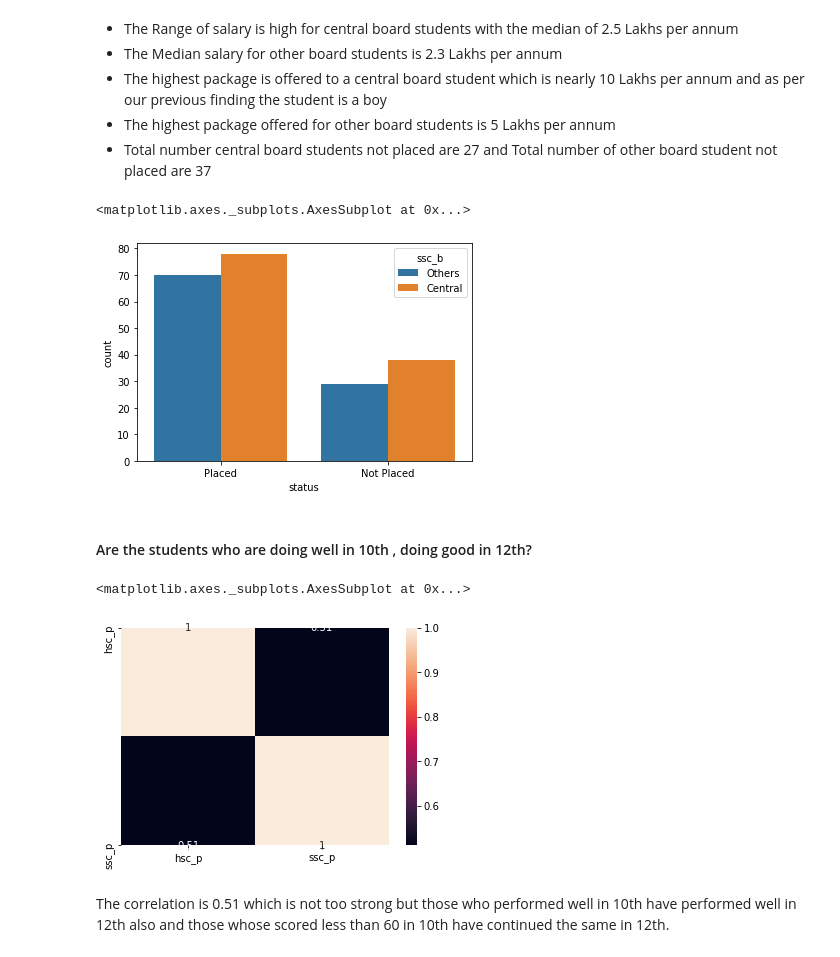
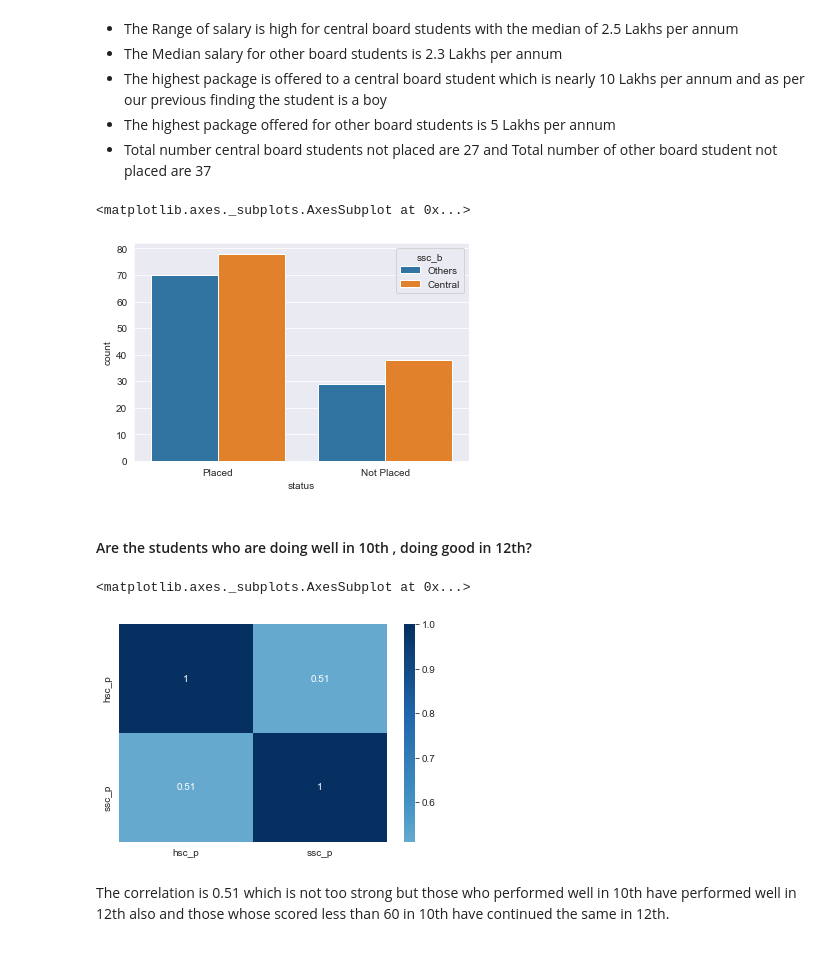
Before and after one commit to Twinklerastogi/Data-Analysis, a Jupyter notebook: Campus Recruitment/Data Analysis.ipynb, the cells around one changed output. Cells and saved outputs as stored; diff of their text form; code cells hidden in the pictures.

```diff
--- a/Campus Recruitment/Data Analysis.ipynb
+++ b/Campus Recruitment/Data Analysis.ipynb
@@ -7,7 +7,7 @@ import pandas as pd
 import numpy as np
 import seaborn as sns
 import matplotlib.pyplot as plt
-%matplotlib inline
+sns.set_style('darkgrid')
 from scipy.stats import pearsonr
 # %% [markdown]
 ### Data Gathering
@@ -130,16 +127,16 @@ plot(data, 'salary', 'ssc_b')
 sns.countplot(data['status'], hue=data['ssc_b'])
 # %% [output]
 <matplotlib.axes._subplots.AxesSubplot at 0x...>
-[figure, old version]
+[figure, new version]
 # %% [markdown]
 #### Are the students who are doing well in 10th , doing good in 12th?
 # %%
 df = data[['hsc_p', 'ssc_p']]
 corr = df.corr()
-sns.heatmap(corr, annot=True)
+sns.heatmap(corr, annot=True, center=0, cmap='RdBu')
 # %% [output]
 <matplotlib.axes._subplots.AxesSubplot at 0x...>
-[figure, old version]
+[figure, new version]
 # %% [markdown]
 The correlation is 0.51 which is not too strong but those who performed well in 10th have performed well in 12th also and those whose scored less than 60 in 10th have continued the same in 12th.
 # %%
```
Also changed, not shown: parts of 10 cells of this notebook, 4 other files.
